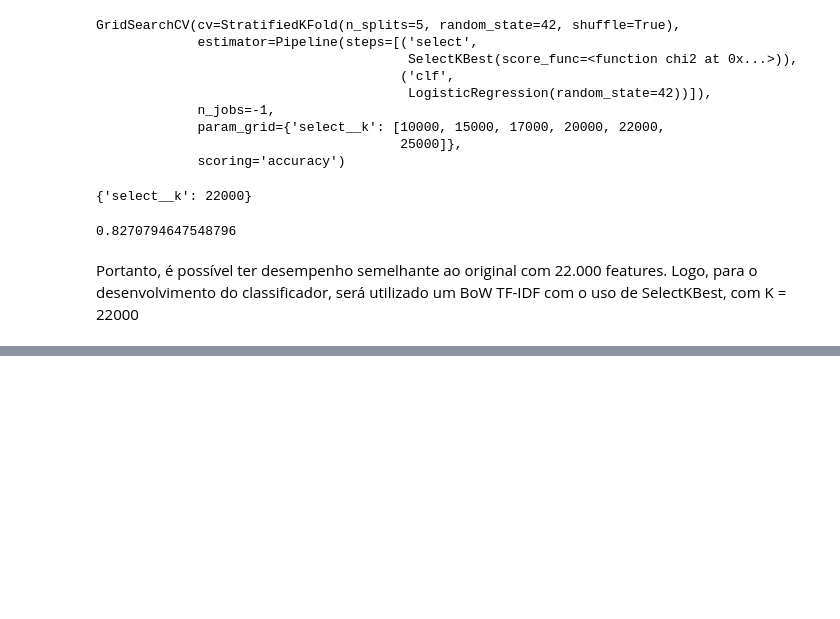
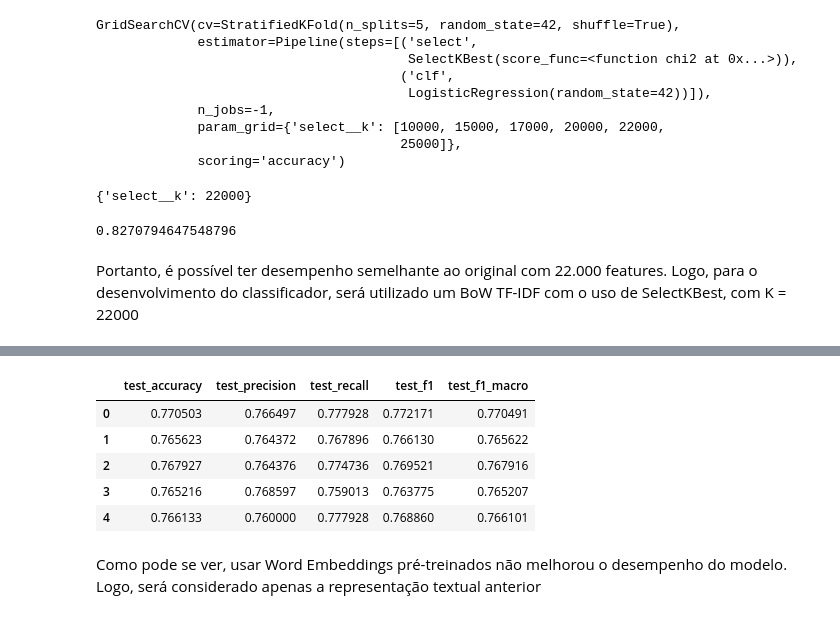
Before and after one commit to Marcos-Med/PLN, a Jupyter notebook: pln.ipynb, the cells around one changed output, grey strips where cells are left out. Saved outputs shown, nothing was run; the diff lists cells and outputs as text; code cells hidden in the pictures; blank space fills up the shorter version.

Commit message:
using word embeddings

```diff
--- a/pln.ipynb
+++ b/pln.ipynb
@@ -248,0 +262,21 @@ Portanto, é possível ter desempenho semelhante ao original com 22.000 features
+# %%
+w2v = KeyedVectors.load("w2v.vectors.kv", mmap='r')
+tokens = [word_tokenize(t) for t in df['text']]
+# %%
+def vectorize(tokens, model):
+    vectors = [model[word] for word in tokens if word in model]
+    if len(vectors) > 0:
+        return np.mean(vectors, axis=0)
+    else:
+        return np.zeros(model.vector_size)
+# %%
+X_w2v = np.array([vectorize(t, w2v) for t in tokens])
+# %%
+results = cross_validate(
+    estimator=model,
+    X= X_w2v,
+    y= y_number,
+    cv=5,
+    scoring=type_metrics,
+    return_train_score=False
+)
@@ -248,0 +298,13 @@ Portanto, é possível ter desempenho semelhante ao original com 22.000 features
+# %%
+r_w2v = pd.DataFrame(results)
+r_w2v.drop(['fit_time', 'score_time'], axis=1, inplace=True)
+r_w2v
+# %% [output]
+|  | test_accuracy | test_precision | test_recall | test_f1 | test_f1_macro |
+| 0 | 0.770503 | 0.766497 | 0.777928 | 0.772171 | 0.770491 |
+| 1 | 0.765623 | 0.764372 | 0.767896 | 0.766130 | 0.765622 |
+| 2 | 0.767927 | 0.764376 | 0.774736 | 0.769521 | 0.767916 |
+| 3 | 0.765216 | 0.768597 | 0.759013 | 0.763775 | 0.765207 |
+| 4 | 0.766133 | 0.760000 | 0.777928 | 0.768860 | 0.766101 |
+# %% [markdown]
+Como pode se ver, usar Word Embeddings pré-treinados não melhorou o desempenho do modelo. Logo, será considerado apenas a representação textual anterior
```
Also changed, not shown: parts of 5 cells of this notebook.
